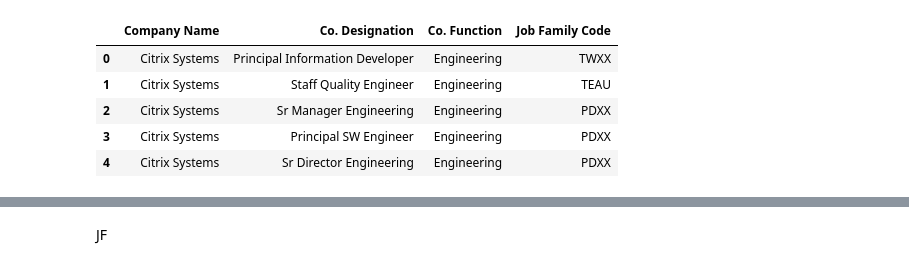
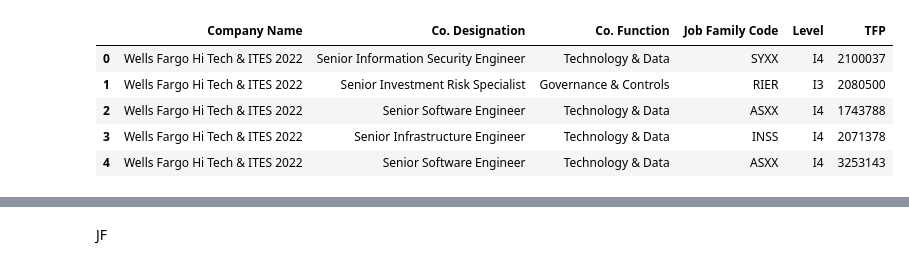
Before and after one commit to LazyHooks/Aon_Optimus, a Jupyter notebook: optimus_v5.ipynb, the cells around one changed output, grey strips where cells are left out. Cells and saved outputs as stored; diff of their text form; code cells hidden in the pictures.

```diff
--- a/optimus_v5.ipynb
+++ b/optimus_v5.ipynb
@@ -15,12 +15,12 @@ df.head()
 # %%
-df_test = pd.read_csv('Test_2_Citrix.csv')
+df_test = pd.read_csv('test1.csv')
 df_test.head()
 # %% [output]
-|  | Company Name | Co. Designation | Co. Function | Job Family Code |
-| 0 | Citrix Systems | Principal Information Developer | Engineering | TWXX |
-| 1 | Citrix Systems | Staff Quality Engineer | Engineering | TEAU |
-| 2 | Citrix Systems | Sr Manager Engineering | Engineering | PDXX |
-| 3 | Citrix Systems | Principal SW Engineer | Engineering | PDXX |
-| 4 | Citrix Systems | Sr Director Engineering | Engineering | PDXX |
+|  | Company Name | Co. Designation | Co. Function | Job Family Code | Level | TFP |
+| 0 | Wells Fargo Hi Tech & ITES 2022 | Senior Information Security Engineer | Technology & Data | SYXX | I4 | 2100037 |
+| 1 | Wells Fargo Hi Tech & ITES 2022 | Senior Investment Risk Specialist | Governance & Controls | RIER | I3 | 2080500 |
+| 2 | Wells Fargo Hi Tech & ITES 2022 | Senior Software Engineer | Technology & Data | ASXX | I4 | 1743788 |
+| 3 | Wells Fargo Hi Tech & ITES 2022 | Senior Infrastructure Engineer | Technology & Data | INSS | I4 | 2071378 |
+| 4 | Wells Fargo Hi Tech & ITES 2022 | Senior Software Engineer | Technology & Data | ASXX | I4 | 3253143 |
 # %%
 df.shape
```
Also changed, not shown: parts of 19 cells of this notebook.
